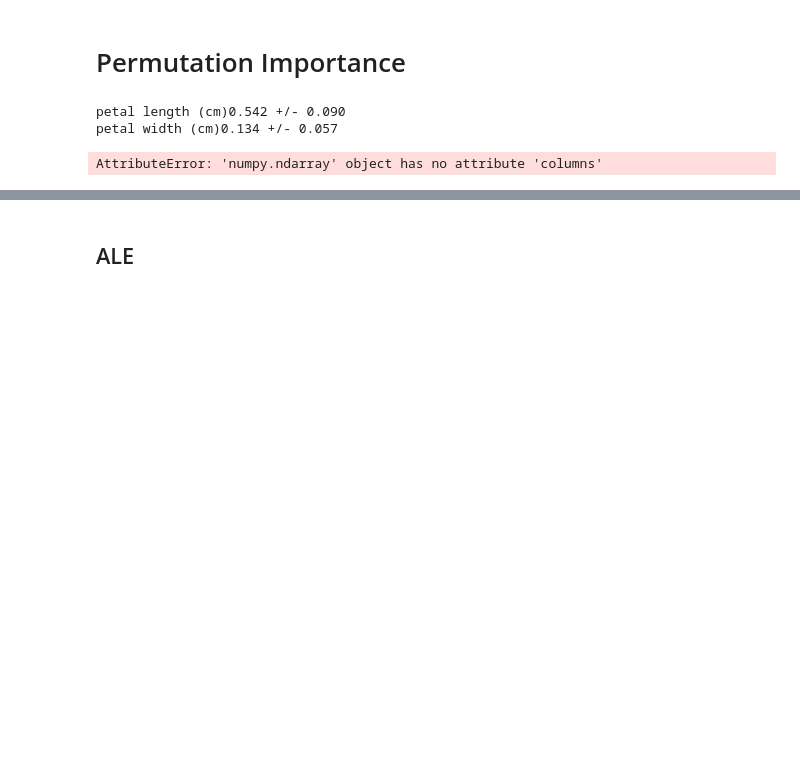
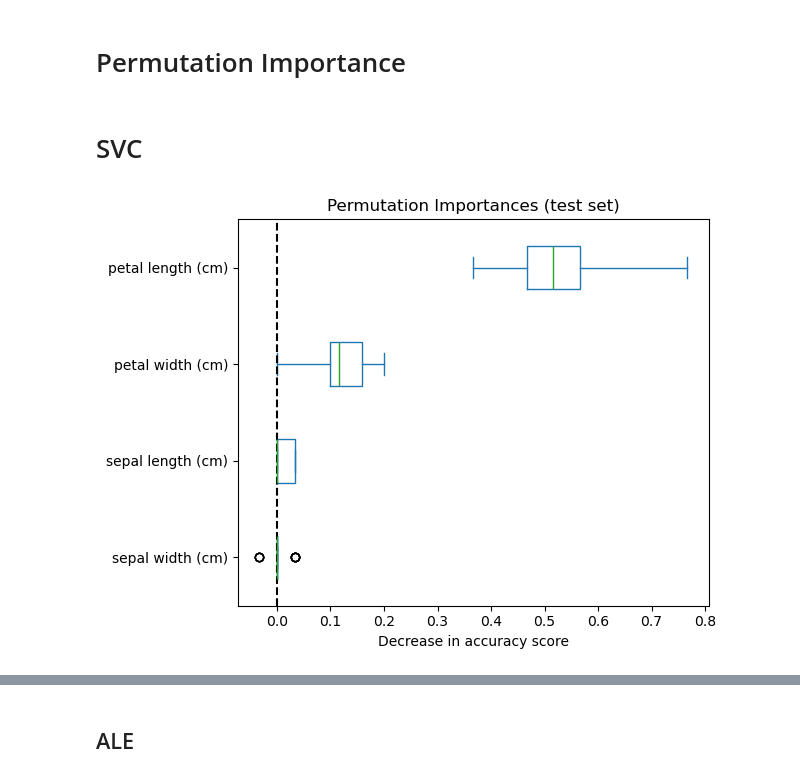
Before and after one commit to LukePower01/ml-to-qml, a Jupyter notebook: Iris_Importance_Explanation.ipynb, the cells around one changed output, grey strips where cells are left out. Saved outputs shown, nothing was run; the diff lists cells and outputs as text; code cells hidden in the pictures; blank space fills up the shorter version.

Commit message:
cleaning perm importance

```diff
--- a/Iris_Importance_Explanation.ipynb
+++ b/Iris_Importance_Explanation.ipynb
@@ -163,27 +169,20 @@ qsvc_model = QSVC.load('quantum_classifiers/iris_qsvc.model')
+# %% [markdown]
+# SVC
 # %%
-from sklearn.inspection import permutation_importance
+def plot_permutation_importance(model):
 
-r = permutation_importance(svc_model, test_features, test_labels,
-                           n_repeats=30,
-                           random_state=0)
-for i in r.importances_mean.argsort()[::-1]:
-    if r.importances_mean[i] - 2 * r.importances_std[i] > 0:
-        print(f"{iris_data.feature_names[i]:<8}"
-              f"{r.importances_mean[i]:.3f}"
-              f" +/- {r.importances_std[i]:.3f}")
+    feature_names_array = np.array(iris.feature_names)
+    r = permutation_importance(model, test_features, test_labels, n_repeats=30, random_state=42)
+
+    sorted_importances_idx = r.importances_mean.argsort()
+
+    importances = pd.DataFrame(r.importances[sorted_importances_idx].T,
+                               columns=feature_names_array[sorted_importances_idx])
+
+
+    ax = importances.plot.box(vert=False, whis=10)
+    ax.set_title("Permutation Importances (test set)")
+    ax.axvline(x=0, color="k", linestyle="--")
+    ax.set_xlabel("Decrease in accuracy score")
+    plt.tight_layout()
+    plt.show()
-# %% [output]
-petal length (cm)0.542 +/- 0.090
-petal width (cm)0.134 +/- 0.057
-# %%
-sorted_importances_idx = r.importances_mean.argsort()
-importances = pd.DataFrame(
-    r.importances[sorted_importances_idx].T,
-    columns=X.columns[sorted_importances_idx],
-)
-ax = importances.plot.box(vert=False, whis=10)
-ax.set_title("Permutation Importances (test set)")
-ax.axvline(x=0, color="k", linestyle="--")
-ax.set_xlabel("Decrease in accuracy score")
-ax.figure.tight_layout()
-# %% [output]
-AttributeError: 'numpy.ndarray' object has no attribute 'columns'
@@ -218,0 +189,4 @@ compute_plot_permutation_importance_combined(svc_model, X_test, y_test, feature_
+# %%
+plot_permutation_importance(svc_model)
+# %% [output]
+[figure, added]
```
Also changed, not shown: parts of 10 cells of this notebook, 1 other file.
